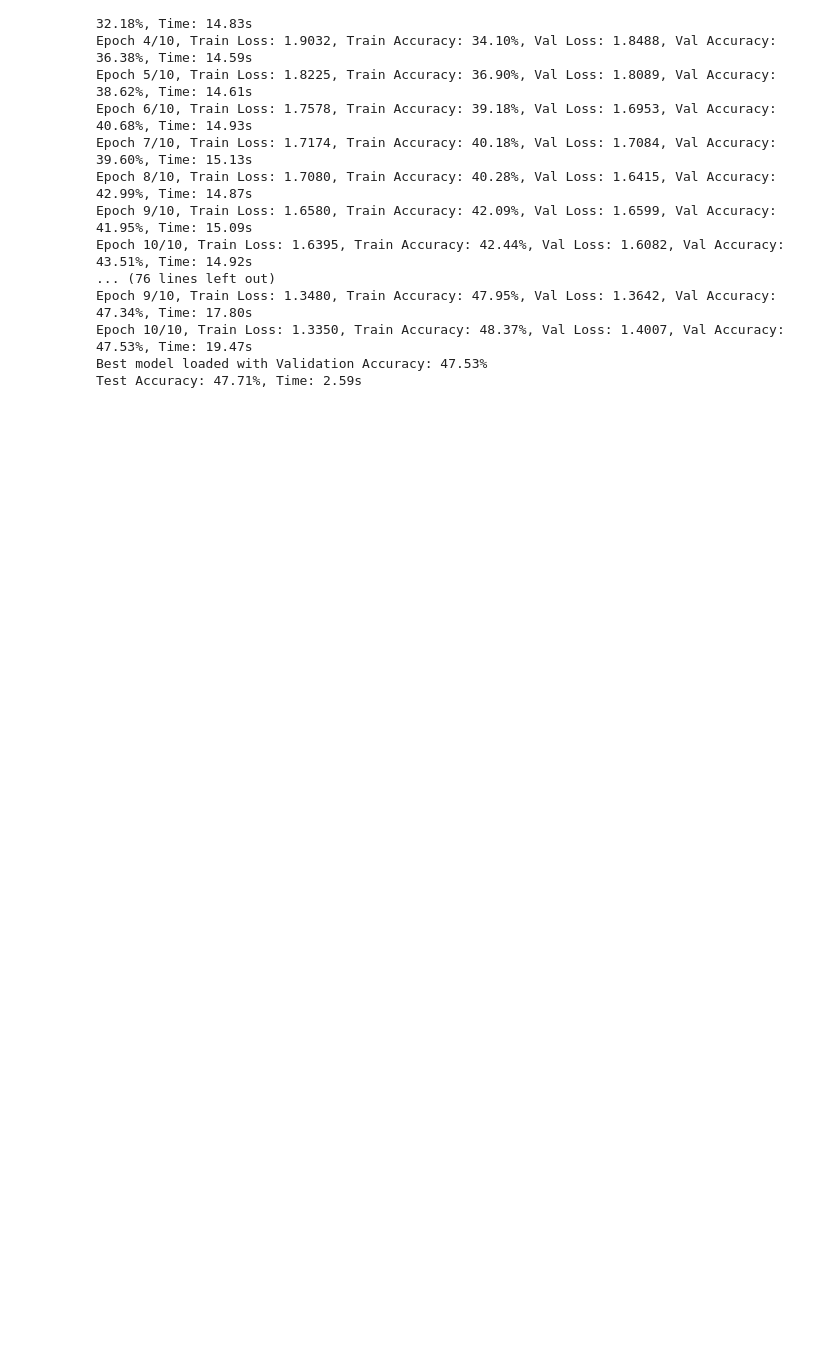
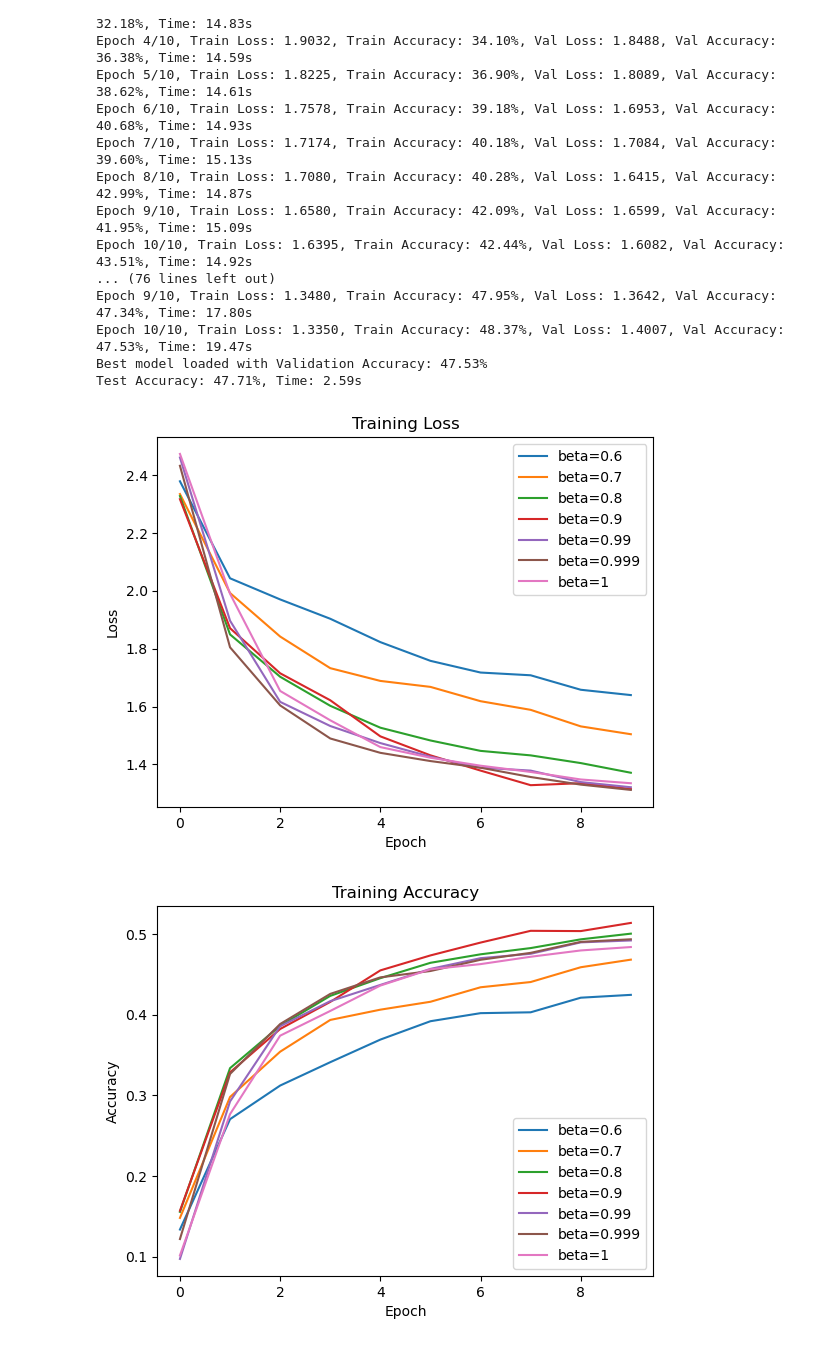
Before and after one commit to HemachandraKolisetty/Brainy, a Jupyter notebook: exp2_temporal.ipynb, the cells around one changed output. Cells and saved outputs as stored; diff of their text form; code cells hidden in the pictures; blank space fills up the shorter version.

```diff
--- a/exp2_temporal.ipynb
+++ b/exp2_temporal.ipynb
@@ -54,3 +54,47 @@ Epoch 9/10, Train Loss: 1.3480, Train Accuracy: 47.95%, Val Loss: 1.3642, Val Ac
 Epoch 10/10, Train Loss: 1.3350, Train Accuracy: 48.37%, Val Loss: 1.4007, Val Accuracy: 47.53%, Time: 19.47s
 Best model loaded with Validation Accuracy: 47.53%
 Test Accuracy: 47.71%, Time: 2.59s
+# %%
+# Plotting
+plt.figure()
+for i, beta in enumerate([0.6, 0.7, 0.8, 0.9, 0.99, 0.999, 1]):
+    plt.plot(train_losses_beta[i], label=f"beta={beta}")
+    plt.xlabel("Epoch")
+    plt.ylabel("Loss")
+    plt.title("Training Loss")
+    plt.legend()
+
+plt.figure()
+for i, beta in enumerate([0.6, 0.7, 0.8, 0.9, 0.99, 0.999, 1]):
+    plt.plot(train_accuracies_beta[i], label=f"beta={beta}")
+    plt.xlabel("Epoch")
+    plt.ylabel("Accuracy")
+    plt.title("Training Accuracy")
+    plt.legend()
+
+plt.figure()
+for i, beta in enumerate([0.6, 0.7, 0.8, 0.9, 0.99, 0.999, 1]):
+    plt.plot(val_losses_beta[i], label=f"beta={beta}")
+    plt.xlabel("Epoch")
+    plt.ylabel("Loss")
+    plt.title("Validation Loss")
+    plt.legend()
+
+plt.figure()
+for i, beta in enumerate([0.6, 0.7, 0.8, 0.9, 0.99, 0.999, 1]):
+    plt.plot(val_accuracies_beta[i], label=f"beta={beta}")
+    plt.xlabel("Epoch")
+    plt.ylabel("Accuracy")
+    plt.title("Validation Accuracy")
+    plt.legend()
+
+plt.figure()
+plt.bar(range(len(test_accuracies_beta)), list(test_accuracies_beta.values()), align='center')
+plt.xticks(range(len(test_accuracies_beta)), list(test_accuracies_beta.keys()))
+plt.xlabel("Beta")
+plt.ylabel("Accuracy")
+plt.title("Test Accuracy")
+plt.show()
+# %% [output]
+[figure, added]
+[figure, added]
```
Also changed, not shown: parts of 1 cell of this notebook, 3 other files.
